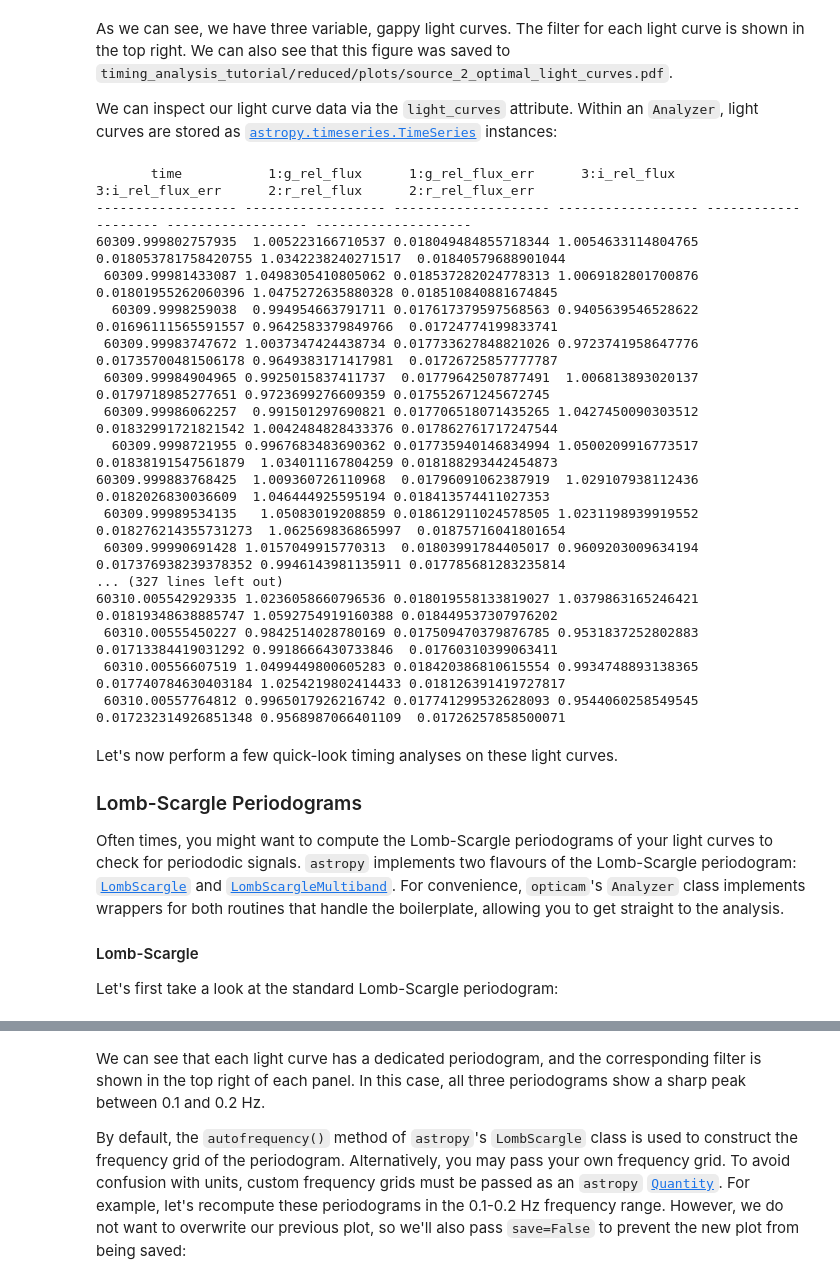
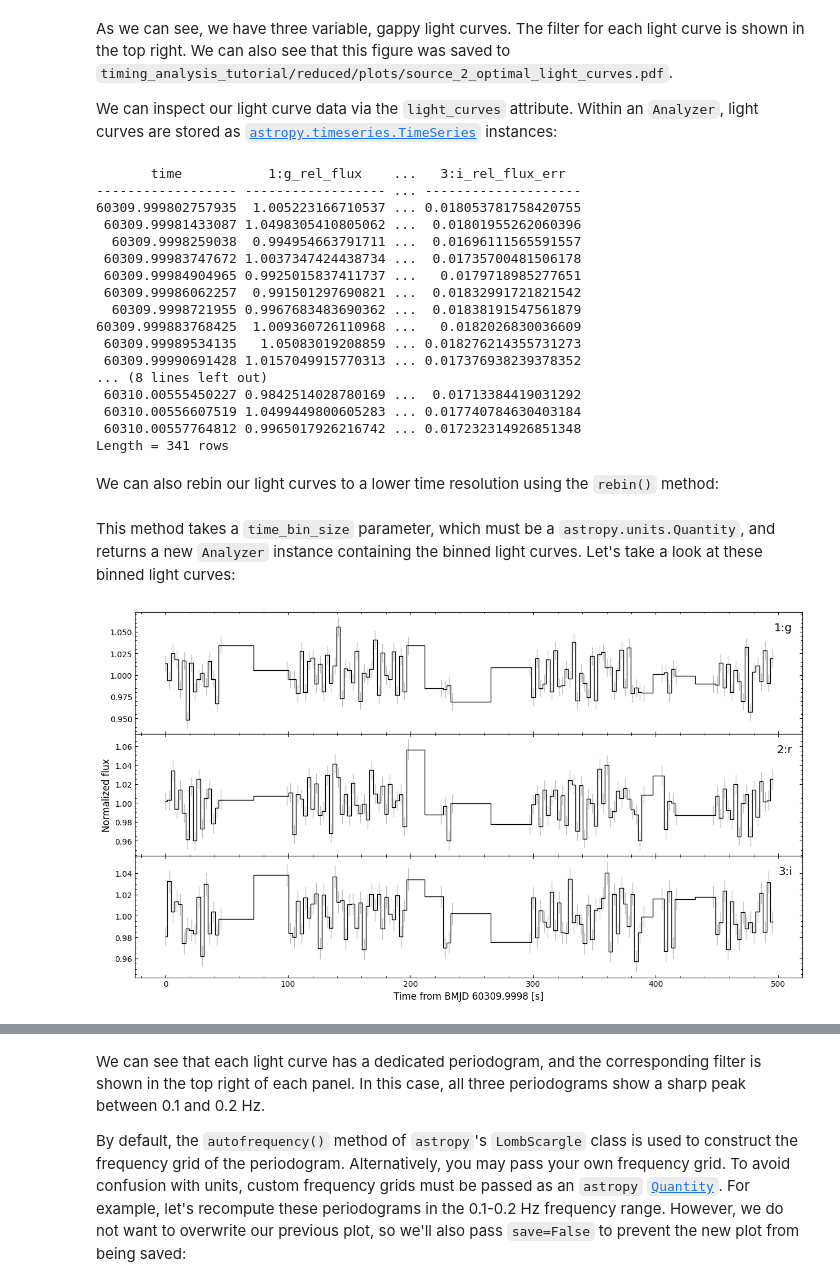
Before and after one commit to OPTICAM-instrument/opticam, a Jupyter notebook: docs/_executed/timing_methods.ipynb, the cells around one changed output, grey strips where cells are left out. Saved outputs shown, nothing was run; the diff lists cells and outputs as text; code cells hidden in the pictures.

```diff
--- a/docs/_executed/timing_methods.ipynb
+++ b/docs/_executed/timing_methods.ipynb
@@ -81,32 +81,34 @@ As we can see, we have three variable, gappy light curves. The filter for each l
 
 We can inspect our light curve data via the `light_curves` attribute. Within an `Analyzer`, light curves are stored as [`astropy.timeseries.TimeSeries`](https://docs.astropy.org/en/stable/timeseries/index.html) instances:
 # %%
-analyser.light_curves.pprint_all()
+analyser.light_curves.pprint()
 # %% [output]
-       time           1:g_rel_flux      1:g_rel_flux_err      3:i_rel_flux      3:i_rel_flux_err      2:r_rel_flux      2:r_rel_flux_err
------------------- ------------------ -------------------- ------------------ -------------------- ------------------ --------------------
-60309.999802757935  1.005223166710537 0.018049484855718344 1.0054633114804765 0.018053781758420755 1.0342238240271517  0.01840579688901044
- 60309.99981433087 1.0498305410805062 0.018537282024778313 1.0069182801700876  0.01801955262060396 1.0475272635880328 0.018510840881674845
-  60309.9998259038  0.994954663791711 0.017617379597568563 0.9405639546528622  0.01696111565591557 0.9642583379849766  0.01724774199833741
- 60309.99983747672 1.0037347424438734 0.017733627848821026 0.9723741958647776  0.01735700481506178 0.9649383171417981  0.01726725857777787
- 60309.99984904965 0.9925015837411737  0.01779642507877491  1.006813893020137   0.0179718985277651 0.9723699276609359 0.017552671245672745
- 60309.99986062257  0.991501297690821 0.017706518071435265 1.0427450090303512  0.01832991721821542 1.0042484828433376 0.017862761717247544
-  60309.9998721955 0.9967683483690362 0.017735940146834994 1.0500209916773517  0.01838191547561879  1.034011167804259 0.018188293442454873
-60309.999883768425  1.009360726110968  0.01796091062387919  1.029107938112436   0.0182026830036609  1.046444925595194 0.018413574411027353
- 60309.99989534135   1.05083019208859 0.018612911024578505 1.0231198939919552 0.018276214355731273  1.062569836865997  0.01875716041801654
- 60309.99990691428 1.0157049915770313  0.01803991784405017 0.9609203009634194 0.017376938239378352 0.9946143981135911 0.017785681283235814
-... (327 lines left out)
-60310.005542929335 1.0236058660796536 0.018019558133819027 1.0379863165246421  0.01819348638885747 1.0592754919160388 0.018449537307976202
- 60310.00555450227 0.9842514028780169 0.017509470379876785 0.9531837252802883  0.01713384419031292 0.9918666430733846  0.01760310399063411
- 60310.00556607519 1.0499449800605283 0.018420386810615554 0.9934748893138365 0.017740784630403184 1.0254219802414433 0.018126391419727817
- 60310.00557764812 0.9965017926216742 0.017741299532628093 0.9544060258549545 0.017232314926851348 0.9568987066401109  0.01726257858500071
+       time           1:g_rel_flux    ...   3:i_rel_flux_err
+------------------ ------------------ ... --------------------
+60309.999802757935  1.005223166710537 ... 0.018053781758420755
+ 60309.99981433087 1.0498305410805062 ...  0.01801955262060396
+  60309.9998259038  0.994954663791711 ...  0.01696111565591557
+ 60309.99983747672 1.0037347424438734 ...  0.01735700481506178
+ 60309.99984904965 0.9925015837411737 ...   0.0179718985277651
+ 60309.99986062257  0.991501297690821 ...  0.01832991721821542
+  60309.9998721955 0.9967683483690362 ...  0.01838191547561879
+60309.999883768425  1.009360726110968 ...   0.0182026830036609
+ 60309.99989534135   1.05083019208859 ... 0.018276214355731273
+ 60309.99990691428 1.0157049915770313 ... 0.017376938239378352
+... (8 lines left out)
+ 60310.00555450227 0.9842514028780169 ...  0.01713384419031292
+ 60310.00556607519 1.0499449800605283 ... 0.017740784630403184
+ 60310.00557764812 0.9965017926216742 ... 0.017232314926851348
+Length = 341 rows
 # %% [markdown]
-Let's now perform a few quick-look timing analyses on these light curves.
-
-### Lomb-Scargle Periodograms
-
-Often times, you might want to compute the Lomb-Scargle periodograms of your light curves to check for periododic signals. `astropy` implements two flavours of the Lomb-Scargle periodogram: [`LombScargle`](https://docs.astropy.org/en/stable/timeseries/lombscargle.html) and [`LombScargleMultiband`](https://docs.astropy.org/en/stable/timeseries/lombscarglemb.html). For convenience, `opticam`'s `Analyzer` class implements wrappers for both routines that handle the boilerplate, allowing you to get straight to the analysis.
-
-#### Lomb-Scargle
-
-Let's first take a look at the standard Lomb-Scargle periodogram:
+We can also rebin our light curves to a lower time resolution using the `rebin()` method:
+# %%
+from astropy import units as u
+
+binned_analyser = analyser.rebin(time_bin_size=3 * u.s)
+# %% [markdown]
+This method takes a `time_bin_size` parameter, which must be a `astropy.units.Quantity`, and returns a new `Analyzer` instance containing the binned light curves. Let's take a look at these binned light curves:
+# %%
+binned_analyser.plot(save=False)
+# %% [output]
+[figure, added]
```
Also changed, not shown: parts of 15 cells of this notebook, 9 other files.
